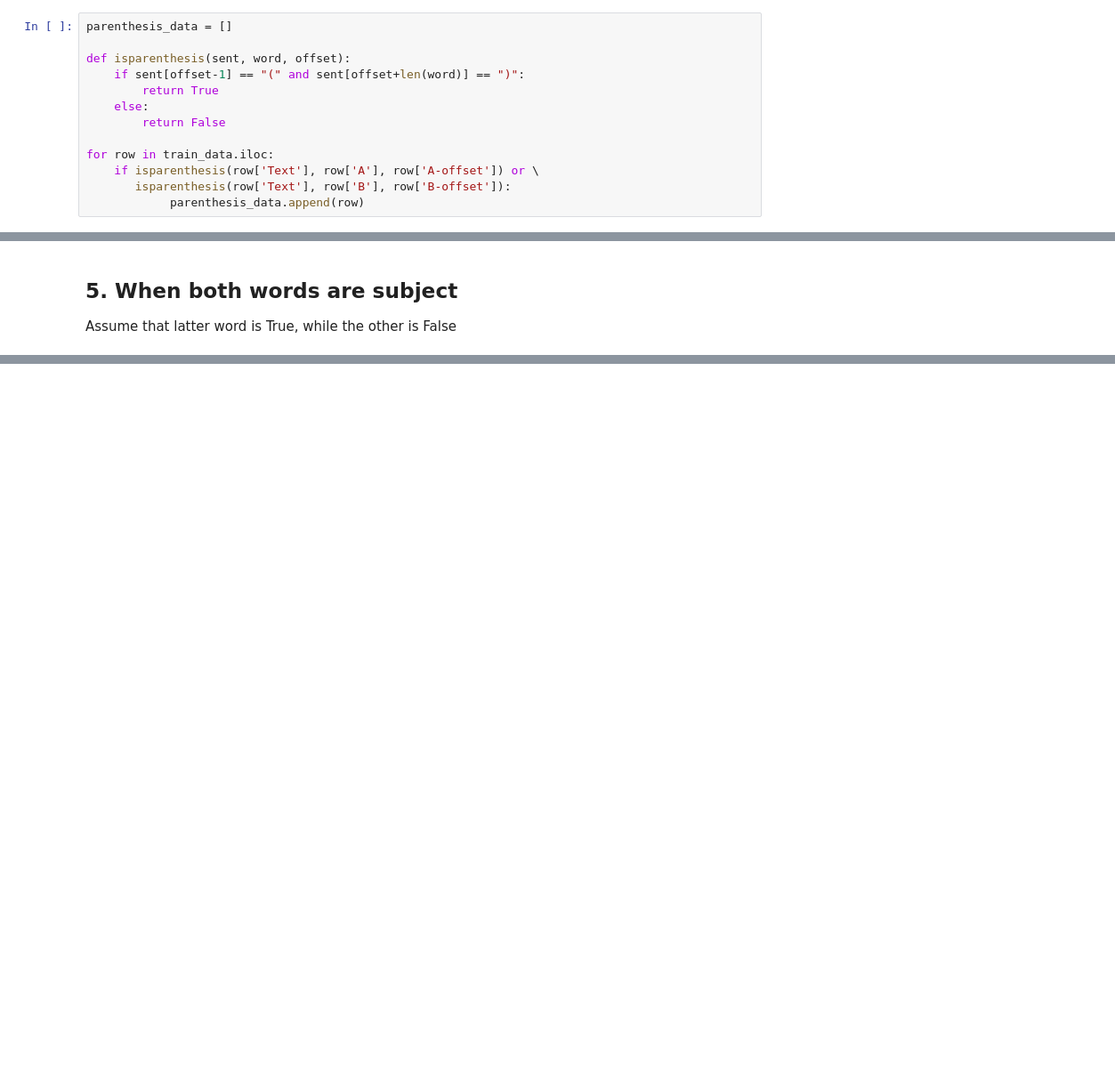
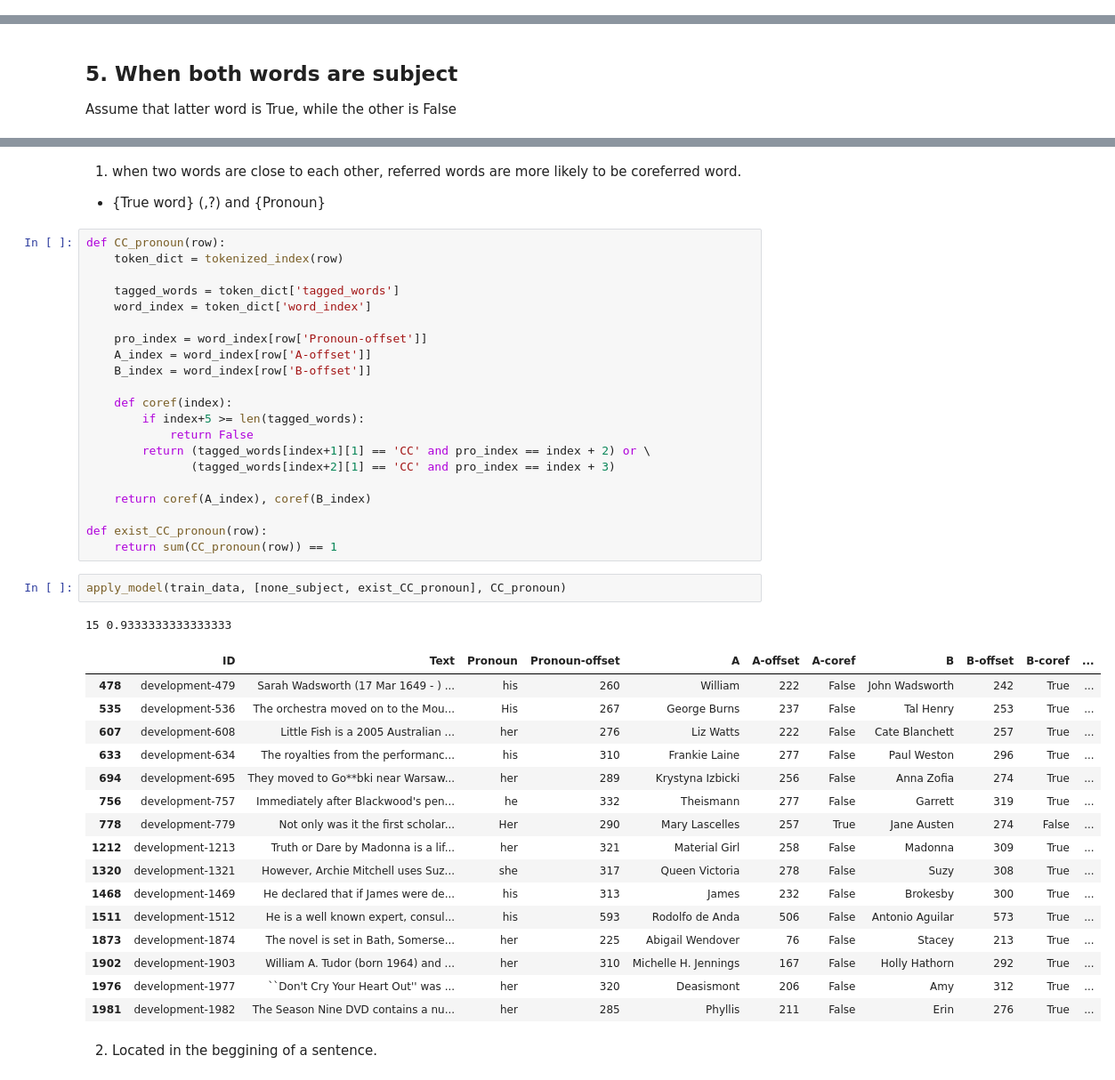
Before and after one commit to Kohgeonho/NLP_HW3_gap_coreference, a Jupyter notebook: gap-coreference/CS372_HW3_code_20160025.ipynb, the cells around one changed output, grey strips where cells are left out. Shown at 89% size. Saved outputs shown, nothing was run; the diff lists cells and outputs as text; blank space fills up the shorter version.

Commit message:
keep working none_subject sentences

```diff
--- a/gap-coreference/CS372_HW3_code_20160025.ipynb
+++ b/gap-coreference/CS372_HW3_code_20160025.ipynb
@@ -191,16 +191,3 @@ train_data = pd.read_csv('gap-development.tsv', sep='\t')
 # %% [markdown]
 ## 1. When words are inside parenthesis
 Assume when word is inside parenthesis, coreference is always false
-# %%
-parenthesis_data = []
-
-def isparenthesis(sent, word, offset):
-    if sent[offset-1] == "(" and sent[offset+len(word)] == ")":
-        return True
-    else:
-        return False
-
-for row in train_data.iloc:
-    if isparenthesis(row['Text'], row['A'], row['A-offset']) or \
-       isparenthesis(row['Text'], row['B'], row['B-offset']):
-            parenthesis_data.append(row)
@@ -504,0 +537,47 @@ len(none_subject_data)
+# %% [markdown]
+1. when two words are close to each other, referred words are more likely to be coreferred word.
+
+ * {True word} (,?) and {Pronoun}
+# %%
+def CC_pronoun(row):
+    token_dict = tokenized_index(row)
+
+    tagged_words = token_dict['tagged_words']
+    word_index = token_dict['word_index']
+
+    pro_index = word_index[row['Pronoun-offset']]
+    A_index = word_index[row['A-offset']]
+    B_index = word_index[row['B-offset']]
+
+    def coref(index):
+        if index+5 >= len(tagged_words):
+            return False
+        return (tagged_words[index+1][1] == 'CC' and pro_index == index + 2) or \
+               (tagged_words[index+2][1] == 'CC' and pro_index == index + 3)
+
+    return coref(A_index), coref(B_index)
+
+def exist_CC_pronoun(row):
+    return sum(CC_pronoun(row)) == 1
+# %%
+apply_model(train_data, [none_subject, exist_CC_pronoun], CC_pronoun)
+# %% [output]
+15 0.9333333333333333
+|  | ID | Text | Pronoun | Pronoun-offset | A | A-offset | A-coref | B | B-offset | B-coref | ... |
+| 478 | development-479 | Sarah Wadsworth (17 Mar 1649 - ) ... | his | 260 | William | 222 | False | John Wadsworth | 242 | True | ... |
+| 535 | development-536 | The orchestra moved on to the Mou... | His | 267 | George Burns | 237 | False | Tal Henry | 253 | True | ... |
+| 607 | development-608 | Little Fish is a 2005 Australian ... | her | 276 | Liz Watts | 222 | False | Cate Blanchett | 257 | True | ... |
+| 633 | development-634 | The royalties from the performanc... | his | 310 | Frankie Laine | 277 | False | Paul Weston | 296 | True | ... |
+| 694 | development-695 | They moved to Go**bki near Warsaw... | her | 289 | Krystyna Izbicki | 256 | False | Anna Zofia | 274 | True | ... |
+| 756 | development-757 | Immediately after Blackwood's pen... | he | 332 | Theismann | 277 | False | Garrett | 319 | True | ... |
+| 778 | development-779 | Not only was it the first scholar... | Her | 290 | Mary Lascelles | 257 | True | Jane Austen | 274 | False | ... |
+| 1212 | development-1213 | Truth or Dare by Madonna is a lif... | her | 321 | Material Girl | 258 | False | Madonna | 309 | True | ... |
+| 1320 | development-1321 | However, Archie Mitchell uses Suz... | she | 317 | Queen Victoria | 278 | False | Suzy | 308 | True | ... |
+| 1468 | development-1469 | He declared that if James were de... | his | 313 | James | 232 | False | Brokesby | 300 | True | ... |
+| 1511 | development-1512 | He is a well known expert, consul... | his | 593 | Rodolfo de Anda | 506 | False | Antonio Aguilar | 573 | True | ... |
+| 1873 | development-1874 | The novel is set in Bath, Somerse... | her | 225 | Abigail Wendover | 76 | False | Stacey | 213 | True | ... |
+| 1902 | development-1903 | William A. Tudor (born 1964) and ... | her | 310 | Michelle H. Jennings | 167 | False | Holly Hathorn | 292 | True | ... |
+| 1976 | development-1977 | ``Don't Cry Your Heart Out'' was ... | her | 320 | Deasismont | 206 | False | Amy | 312 | True | ... |
+| 1981 | development-1982 | The Season Nine DVD contains a nu... | her | 285 | Phyllis | 211 | False | Erin | 276 | True | ... |
+# %% [markdown]
+2. Located in the beggining of a sentence.
```
Also changed, not shown: parts of 21 cells of this notebook, 2 other files.
